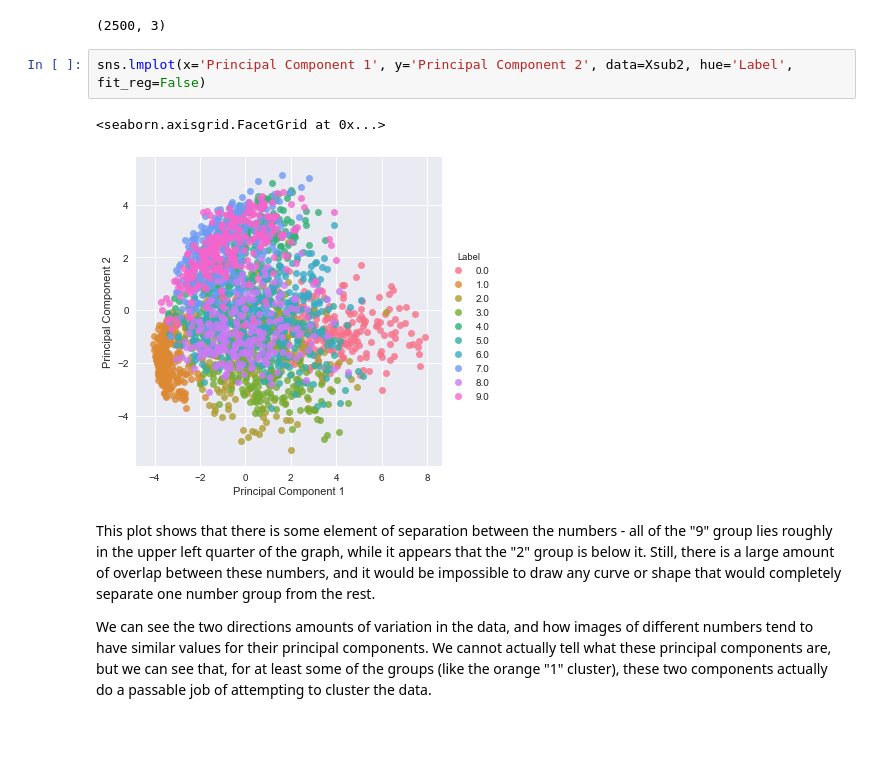
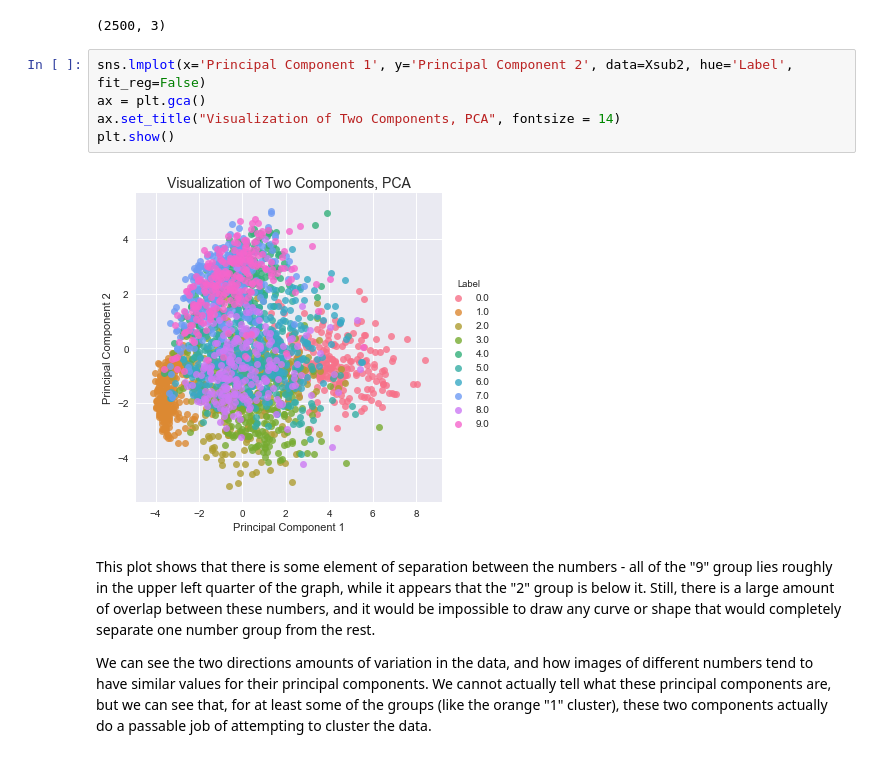
Before and after one commit to jhigbee2/byu_econ_applied_machine_learning, a Jupyter notebook: homeworks/ps5.ipynb, the cells around one changed output. Drawn from its saved outputs; the diff is of its cells as text.

```diff
--- a/homeworks/ps5.ipynb
+++ b/homeworks/ps5.ipynb
@@ -149,9 +152,11 @@ print(Xsub2.shape)
 (2500, 3)
 # %%
 sns.lmplot(x='Principal Component 1', y='Principal Component 2', data=Xsub2, hue='Label', fit_reg=False)
+ax = plt.gca()
+ax.set_title("Visualization of Two Components, PCA", fontsize = 14)
+plt.show()
 # %% [output]
-<seaborn.axisgrid.FacetGrid at 0x...>
-[figure, old version]
+[figure, new version]
 # %% [markdown]
 This plot shows that there is some element of separation between the numbers - all of the "9" group lies roughly in the upper left quarter of the graph, while it appears that the "2" group is below it.  Still, there is a large amount of overlap between these numbers, and it would be impossible to draw any curve or shape that would completely separate one number group from the rest.
 
```
Also changed, not shown: parts of 30 cells of this notebook.
